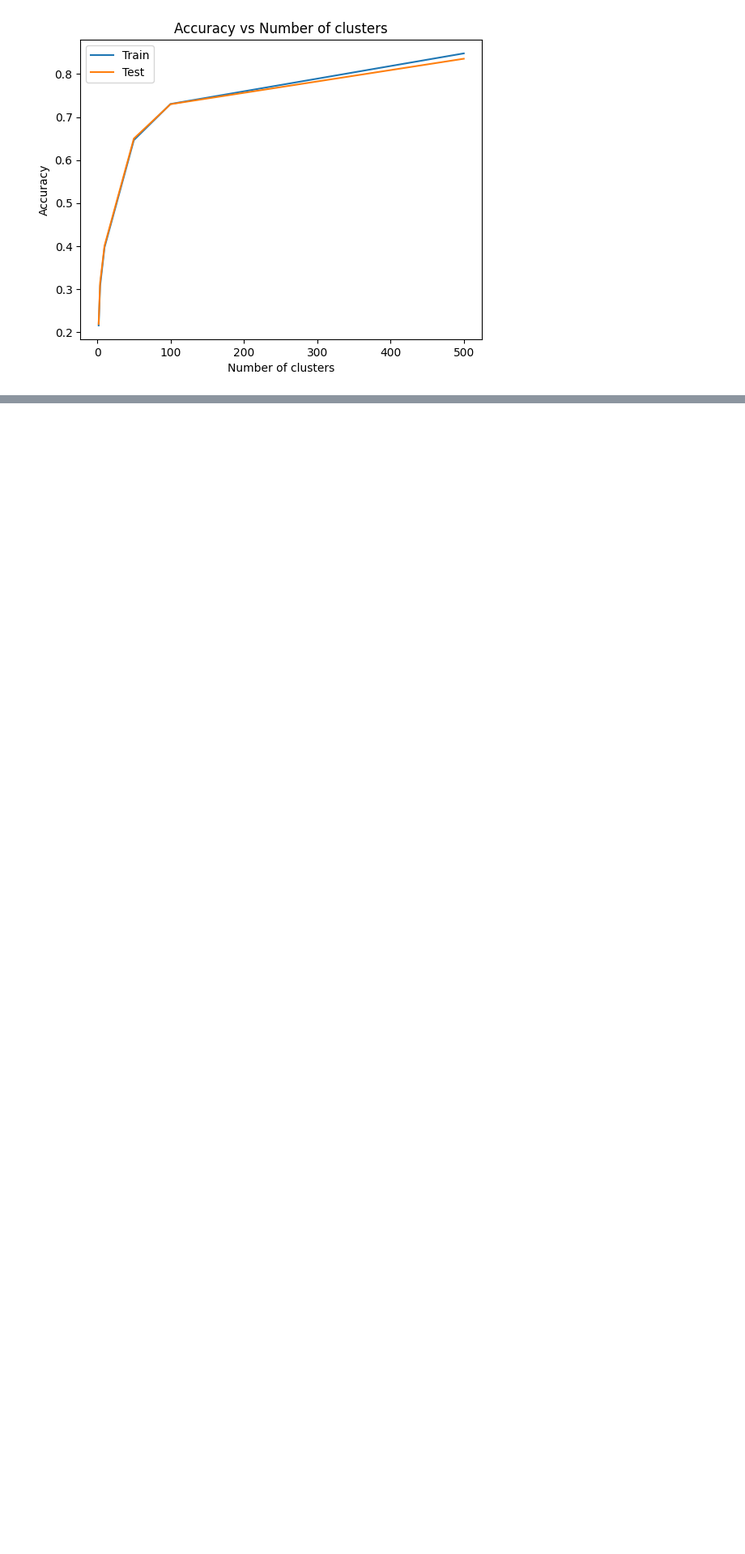
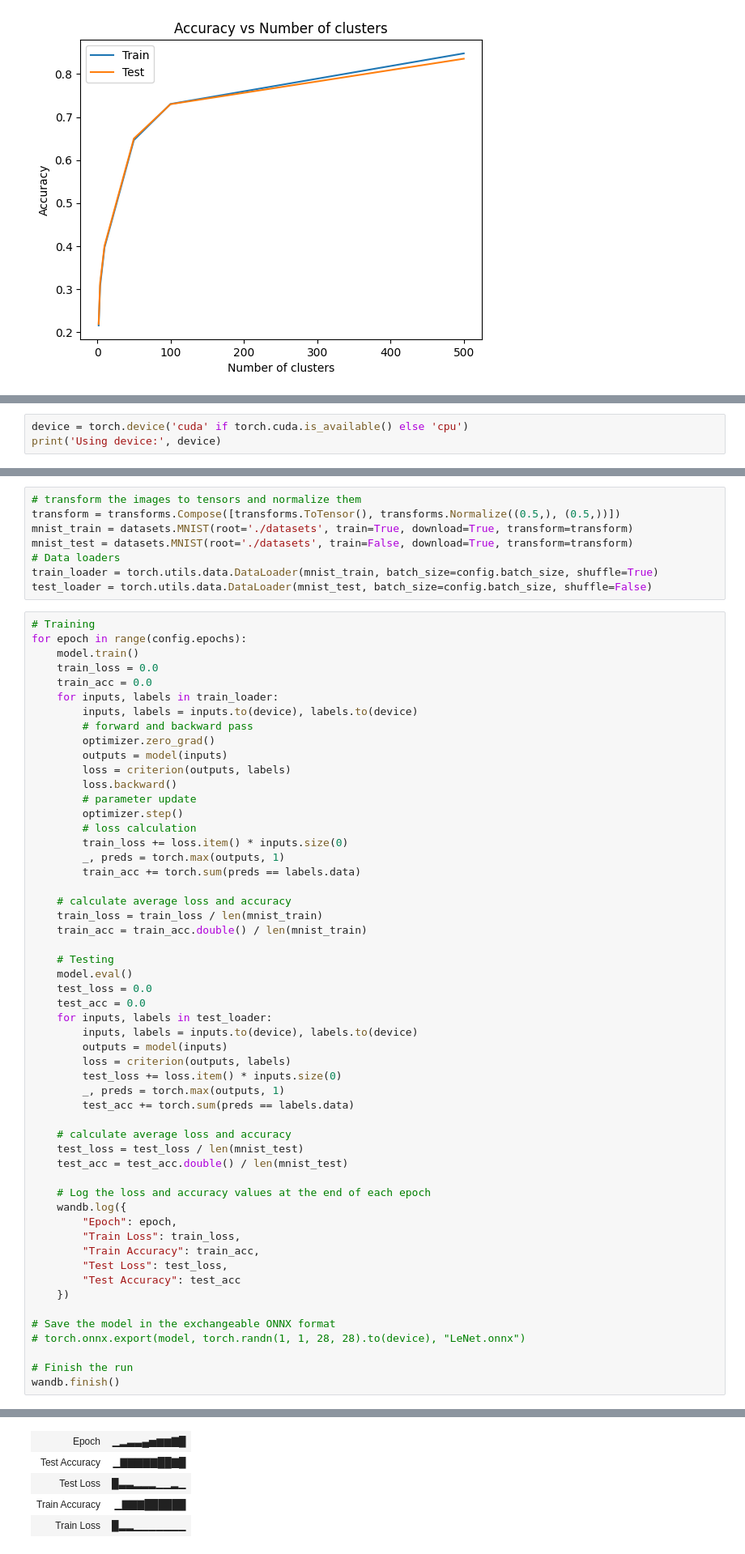
Before and after one commit to mkrishnapraneet/cv, a Jupyter notebook: assi2/assi2.ipynb, the cells around one changed output, grey strips where cells are left out. Shown: that part at 81% size. Cells and saved outputs as stored; diff of their text form; blank space fills up the shorter version.

```diff
--- a/assi2/assi2.ipynb
+++ b/assi2/assi2.ipynb
@@ -191,0 +200,3 @@ Test Accuracy :  0.8356
+# %%
+device = torch.device('cuda' if torch.cuda.is_available() else 'cpu')
+print('Using device:', device)
@@ -191,0 +291,63 @@ Test Accuracy :  0.8356
+# %%
+# transform the images to tensors and normalize them
+transform = transforms.Compose([transforms.ToTensor(), transforms.Normalize((0.5,), (0.5,))])
+mnist_train = datasets.MNIST(root='./datasets', train=True, download=True, transform=transform)
+mnist_test = datasets.MNIST(root='./datasets', train=False, download=True, transform=transform)
+# Data loaders
+train_loader = torch.utils.data.DataLoader(mnist_train, batch_size=config.batch_size, shuffle=True)
+test_loader = torch.utils.data.DataLoader(mnist_test, batch_size=config.batch_size, shuffle=False)
+# %%
+# Training
+for epoch in range(config.epochs):
+    model.train()
+    train_loss = 0.0
+    train_acc = 0.0
+    for inputs, labels in train_loader:
+        inputs, labels = inputs.to(device), labels.to(device)
+        # forward and backward pass
+        optimizer.zero_grad()
+        outputs = model(inputs)
+        loss = criterion(outputs, labels)
+        loss.backward()
+        # parameter update
+        optimizer.step()
+        # loss calculation
+        train_loss += loss.item() * inputs.size(0)
+        _, preds = torch.max(outputs, 1)
+        train_acc += torch.sum(preds == labels.data)
+
+    # calculate average loss and accuracy
+    train_loss = train_loss / len(mnist_train)
+    train_acc = train_acc.double() / len(mnist_train)
+
+    # Testing
+    model.eval()
+    test_loss = 0.0
+    test_acc = 0.0
+    for inputs, labels in test_loader:
+        inputs, labels = inputs.to(device), labels.to(device)
+        outputs = model(inputs)
+        loss = criterion(outputs, labels)
+        test_loss += loss.item() * inputs.size(0)
+        _, preds = torch.max(outputs, 1)
+        test_acc += torch.sum(preds == labels.data)
+
+    # calculate average loss and accuracy
+    test_loss = test_loss / len(mnist_test)
+    test_acc = test_acc.double() / len(mnist_test)
+
+    # Log the loss and accuracy values at the end of each epoch
+    wandb.log({
+        "Epoch": epoch,
+        "Train Loss": train_loss,
+        "Train Accuracy": train_acc,
+        "Test Loss": test_loss,
+        "Test Accuracy": test_acc
+    })
+
+# Save the model in the exchangeable ONNX format
+# torch.onnx.export(model, torch.randn(1, 1, 28, 28).to(device), "LeNet.onnx")
+
+# Finish the run
+wandb.finish()
+# %% [output]
@@ -191,0 +356,5 @@ Test Accuracy :  0.8356
+| Epoch | ▁▂▃▃▄▅▆▆▇█ |
+| Test Accuracy | ▁▇▇▇▇▇██▇█ |
+| Test Loss | █▃▃▂▂▂▁▁▂▁ |
+| Train Accuracy | ▁▇▇▇██████ |
+| Train Loss | █▂▂▁▁▁▁▁▁▁ |
```
Also changed, not shown: parts of 8 cells of this notebook, 11 other files.
